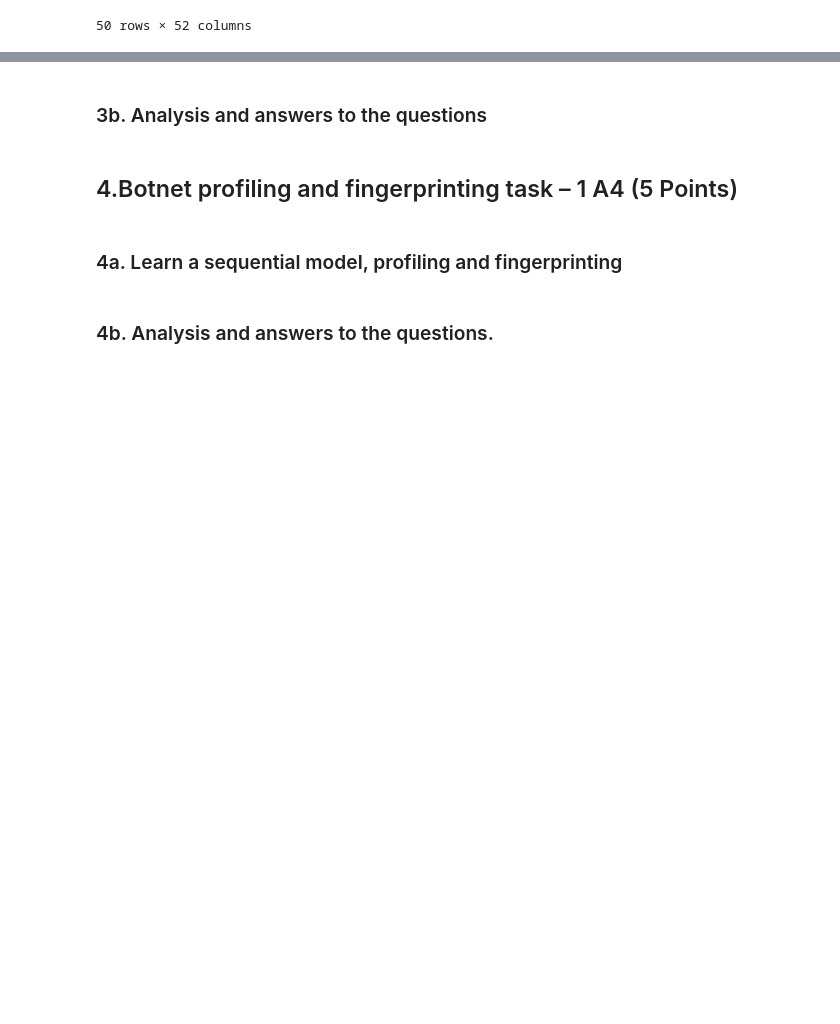
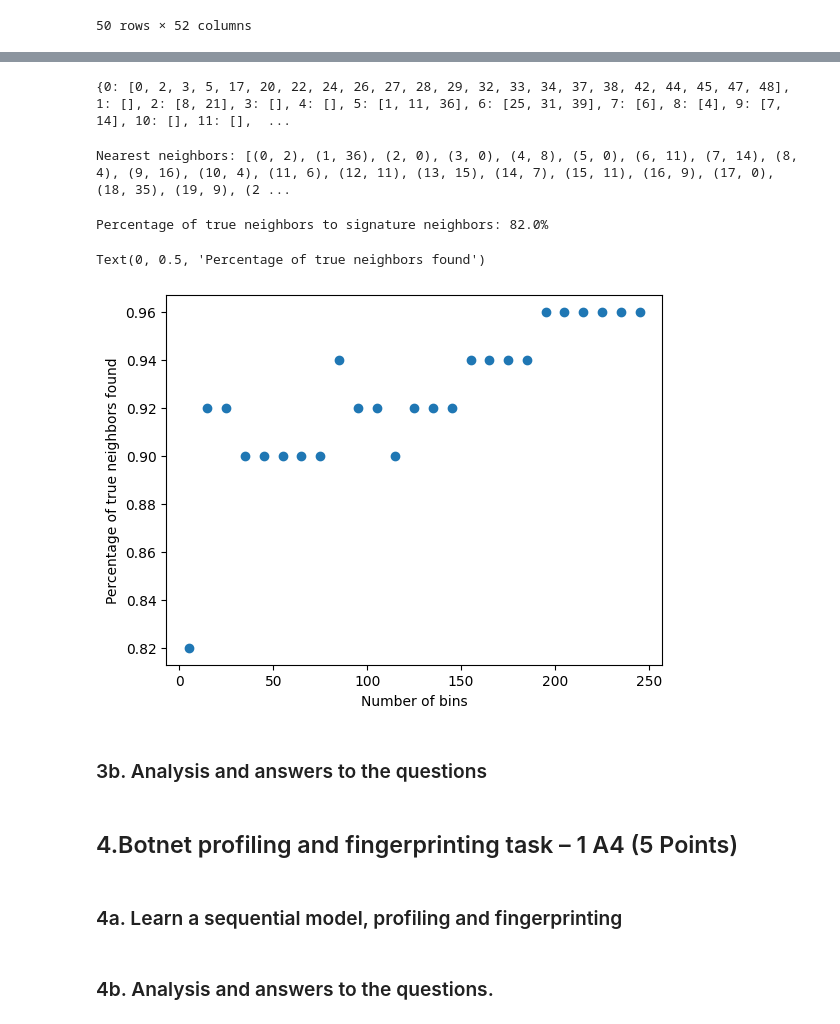
Before and after one commit to BigLob/CDA, a Jupyter notebook: Lab3_1.ipynb, the cells around one changed output, grey strips where cells are left out. Cells and saved outputs as stored; diff of their text form; code cells hidden in the pictures; blank space fills up the shorter version.

```diff
--- a/Lab3_1.ipynb
+++ b/Lab3_1.ipynb
@@ -364,5 +345,5 @@ slots = np.full(num_hashes, int_max)
 # %%
-def jaccard_similarity(a, b):
+def column_sim(a, b):
     intersection = sum(x and y for x, y in zip(a, b))
     union = sum(x or y for x, y in zip(a, b))
     return intersection / union
@@ -454,3 +378,81 @@ Signature: [[0.]
+# %%
+num_buckets = 20
+table = {k:[] for k in range(num_buckets)}
+# loop over all signatures and bucket them
+for i in range(len(signature_matrix.columns)):
+    band = "".join([str(x) for x in list(signature_matrix.iloc[:, i])])
+    bucket = hash(band) % num_buckets
+    bucket_list = table[bucket]
+    bucket_list.append(i)
+    table[bucket] = bucket_list
+print(table)
+# %% [output]
+{0: [0, 2, 3, 5, 17, 20, 22, 24, 26, 27, 28, 29, 32, 33, 34, 37, 38, 42, 44, 45, 47, 48], 1: [], 2: [8, 21], 3: [], 4: [], 5: [1, 11, 36], 6: [25, 31, 39], 7: [6], 8: [4], 9: [7, 14], 10: [], 11: [],  ...
+# %%
+nearest_neighbors = []
+# loop over all connections
+for i in range(len(connection_profiles)):
+    # get candidate profile
+    query_profile = connection_profiles.iloc[i]
+    max_similarity = -1
+    nearest_neighbor = None
+    # loop over all connections and determine the closest neighbor using jaccard score
+    for j in range(len(connection_profiles)):
+        if i != j:
+            similarity = jaccard_score(query_profile, connection_profiles.iloc[j])
+            if similarity > max_similarity:
+                max_similarity = similarity
+                nearest_neighbor = j
+
+    nearest_neighbors.append((i, nearest_neighbor))
+
+print("Nearest neighbors:", nearest_neighbors)
+# %% [output]
+Nearest neighbors: [(0, 2), (1, 36), (2, 0), (3, 0), (4, 8), (5, 0), (6, 11), (7, 14), (8, 4), (9, 16), (10, 4), (11, 6), (12, 11), (13, 15), (14, 7), (15, 11), (16, 9), (17, 0), (18, 35), (19, 9), (2 ...
+# %%
+def calc_nearest_neighbors_lsh(signature_matrix):
+    nearest_neighbors_lsh = []
+    # loop over all signatures
+    for i in range(len(signature_matrix.columns)):
+        query_profile = signature_matrix.iloc[:, i]
+        max_similarity = -1
+        nearest_neighbor = None
+        # determine the nearest neighbor
+        for j in range(len(signature_matrix.columns)):
+            if i != j:
+                similarity = signature_sim(query_profile,  signature_matrix.iloc[:, j])
+                if similarity > max_similarity:
+                    max_similarity = similarity
+                    nearest_neighbor = j
+
+        nearest_neighbors_lsh.append((i, nearest_neighbor))
+    return nearest_neighbors_lsh
+# %%
+nearest_neighbors_lsh = calc_nearest_neighbors_lsh(signature_matrix)
+percentage_true_neigbor = np.sum(np.array(nearest_neighbors)[:, 1] == np.array(nearest_neighbors_lsh)[:, 1])/len(nearest_neighbors)
+print(f"Percentage of true neighbors to signature neighbors: {percentage_true_neigbor*100}%")
+# %% [output]
+Percentage of true neighbors to signature neighbors: 82.0%
+# %%
+num_bins = np.arange(5, 250, 10)
+percentages = []
+# loop over bin values
+for bin in num_bins:
+    # create signature matrix with different number of bins
+    signature_matrix = create_signature_matrix(connection_profiles, num_hashes=bin)
+    # find nearest neighbor for each signature
+    nearest_neighbors_lsh = calc_nearest_neighbors_lsh(signature_matrix)
+    # calculate percentage of neighbors that are the same as the true neighbors
+    percentage_true_neigbor = np.sum(np.array(nearest_neighbors)[:, 1] == np.array(nearest_neighbors_lsh)[:, 1])/len(nearest_neighbors)
+    percentages.append(percentage_true_neigbor)
+
+# plot the bins and percentage of true neighbours found
+plt.plot(num_bins, percentages, 'o')
+plt.xlabel("Number of bins")
+plt.ylabel("Percentage of true neighbors found")
+# %% [output]
+Text(0, 0.5, 'Percentage of true neighbors found')
+[figure, added]
 # %% [markdown]
 ### 3b. Analysis and answers to the questions
 # %% [markdown]
```
Also changed, not shown: parts of 10 cells of this notebook.
